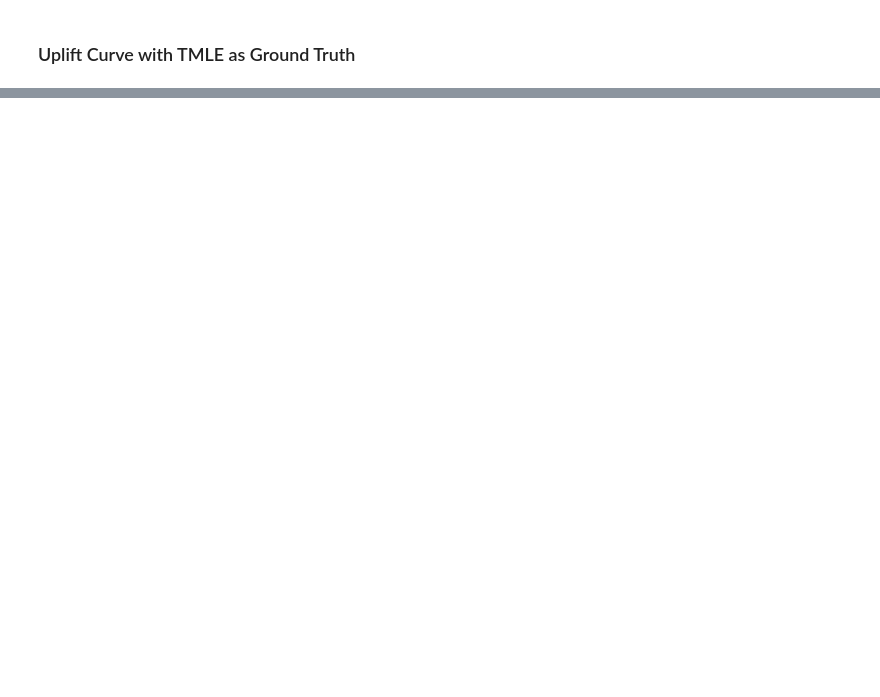
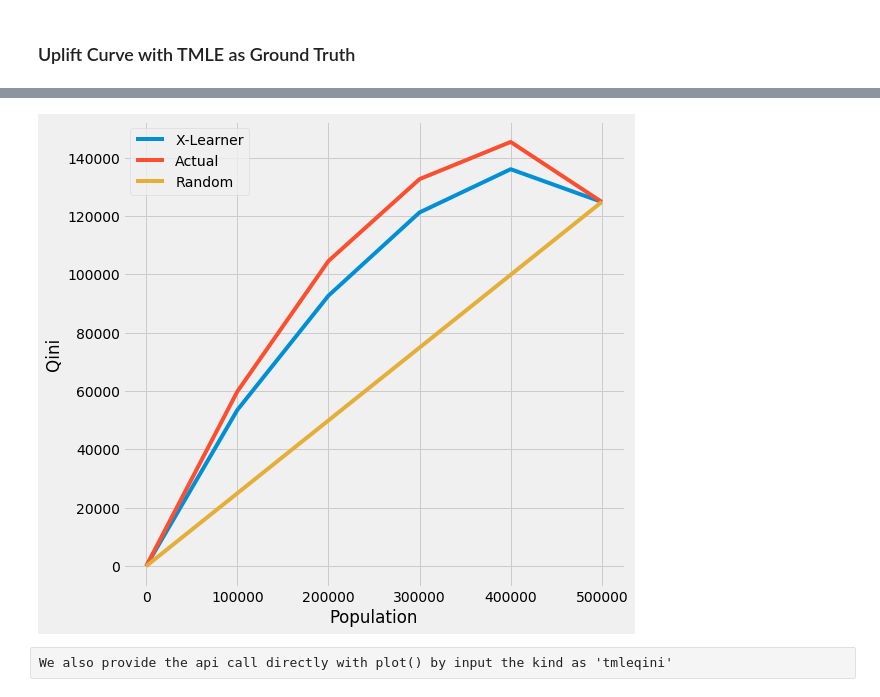
Before and after one commit to uber/causalml, a Jupyter notebook: examples/validation_with_tmle.ipynb, the cells around one changed output, grey strips where cells are left out. Drawn from its saved outputs; the diff is of its cells as text; code cells hidden in the pictures; blank space fills up the shorter version.

```diff
--- a/examples/validation_with_tmle.ipynb
+++ b/examples/validation_with_tmle.ipynb
@@ -150,0 +197,7 @@ Text(0, 0.5, 'Lift in GB')
+# %%
+plot_tmleqini(df, inference_col=inference_cols, outcome_col='y', treatment_col='w', p_col='p',
+              n_segment=5, cv=kf, calibrate_propensity=True, ci=False)
+# %% [output]
+[figure, added]
+# %% [raw]
+We also provide the api call directly with plot() by input the kind as 'tmleqini'
```
Also changed, not shown: parts of 44 cells of this notebook, 2 other files.
